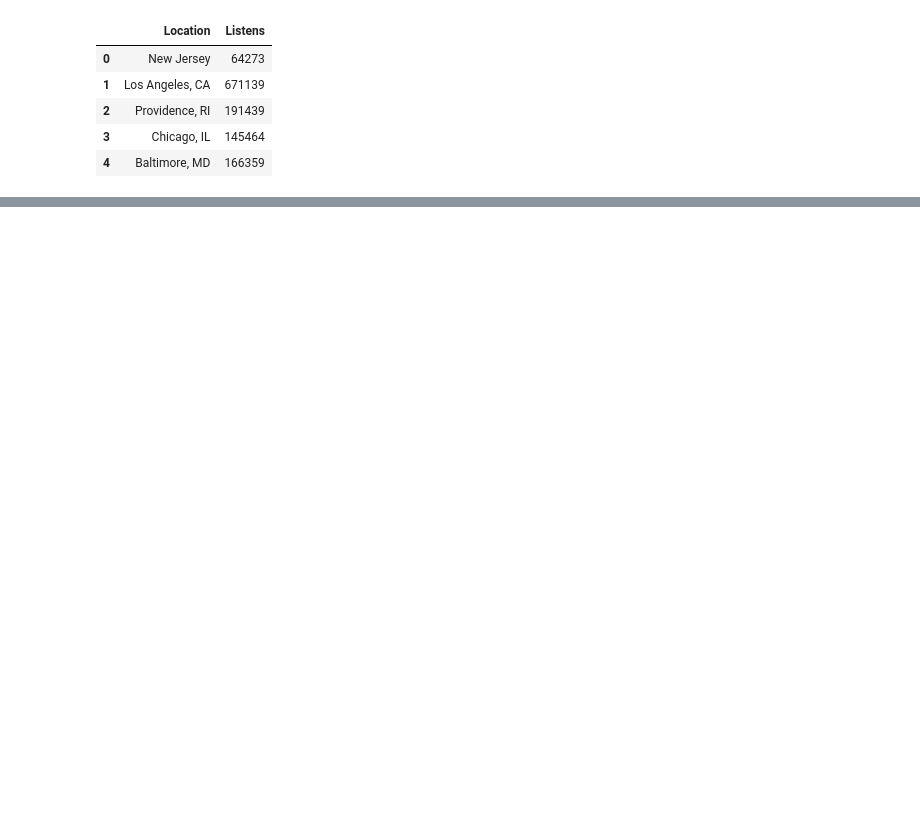
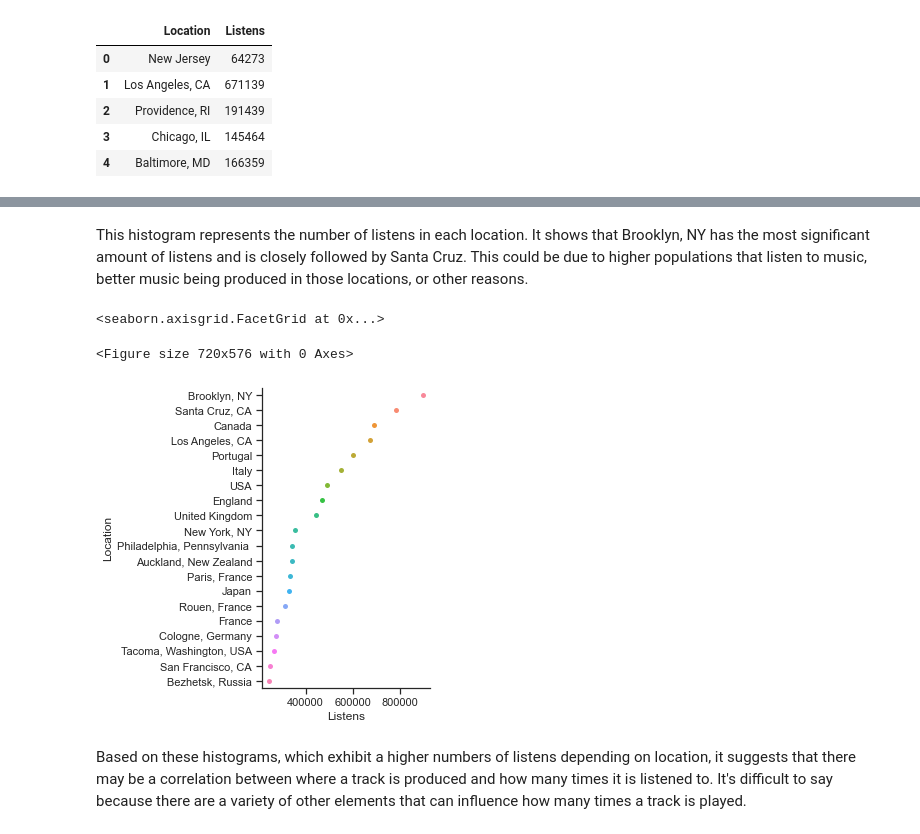
Before and after one commit to Rock-it-science/project-group17-project, a Jupyter notebook: notebooks/analysis3.ipynb, the cells around one changed output, grey strips where cells are left out. Cells and saved outputs as stored; diff of their text form; code cells hidden in the pictures; blank space fills up the shorter version.

```diff
--- a/notebooks/analysis3.ipynb
+++ b/notebooks/analysis3.ipynb
@@ -185,7 +222,7 @@ The number of tracks in each genre in the dataframe is represented by this histo
 # %%
 #Listens by location
-locations = tracks_subcat["Location"].tolist()
-listens = tracks_subcat["Listens"].tolist()
+locations = data["Location"].tolist()
+listens = data["Listens"].tolist()
 d = {}
 for i in range(len(locations)):
     temp = d.keys()
@@ -221,0 +259,13 @@ plt.show()
+# %% [markdown]
+This histogram represents the number of listens in each location. It shows that Brooklyn, NY has the most significant amount of listens and is closely followed by Santa Cruz. This could be due to higher populations that listen to music, better music being produced in those locations, or other reasons.
+# %%
+plt.figure(figsize=(10,8))
+data = data.explode('Listens')
+data['Listens'] = data['Listens'].astype('float')
+sns.catplot(x="Listens", y="Location", kind="swarm", data=lbl_subset)
+# %% [output]
+<seaborn.axisgrid.FacetGrid at 0x...>
+<Figure size 720x576 with 0 Axes>
+[figure, added]
+# %% [markdown]
+Based on these histograms, which exhibit a higher numbers of listens depending on location, it suggests that there may be a correlation between where a track is produced and how many times it is listened to. It's difficult to say because there are a variety of other elements that can influence how many times a track is played.
```
Also changed, not shown: parts of 13 cells of this notebook, 1 other file.
